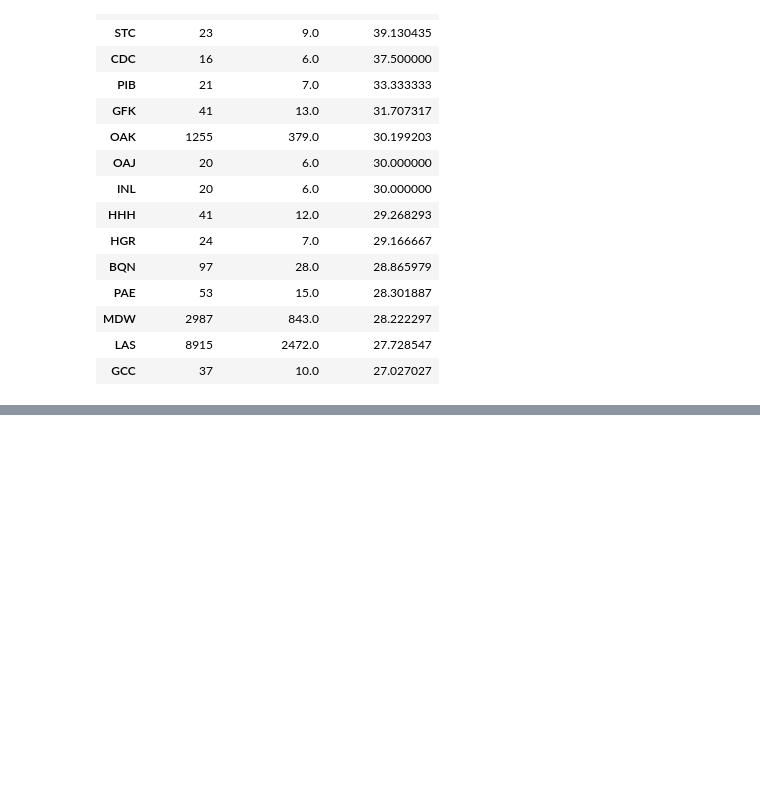
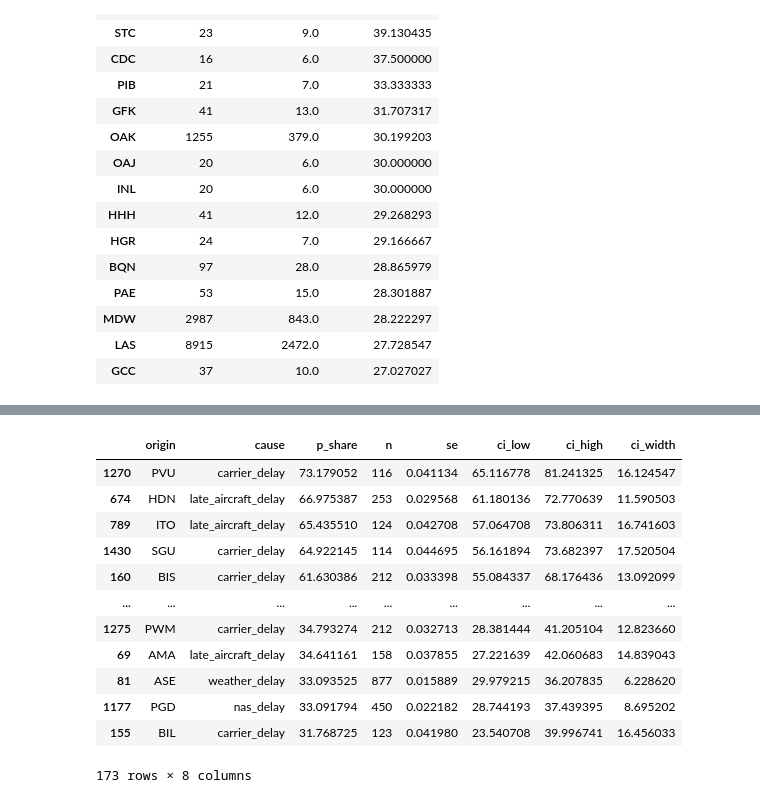
Before and after one commit to Sidhartht1607/flight-delay-risk-system, a Jupyter notebook: flight_data_set.ipynb, the cells around one changed output, grey strips where cells are left out. Saved outputs shown, nothing was run; the diff lists cells and outputs as text; code cells hidden in the pictures; blank space fills up the shorter version.

```diff
--- a/flight_data_set.ipynb
+++ b/flight_data_set.ipynb
@@ -994,0 +1119,20 @@ df_delayed[df_delayed['has_cause']==True]
+# %%
+idx = ci_strong.groupby("origin")["p_share"].idxmax()
+airport_dominant = ci_strong.loc[idx].copy()
+
+airport_dominant=airport_dominant.sort_values("p_share",ascending=False)
+airport_dominant
+# %% [output]
+|  | origin | cause | p_share | n | se | ci_low | ci_high | ci_width |
+| 1270 | PVU | carrier_delay | 73.179052 | 116 | 0.041134 | 65.116778 | 81.241325 | 16.124547 |
+| 674 | HDN | late_aircraft_delay | 66.975387 | 253 | 0.029568 | 61.180136 | 72.770639 | 11.590503 |
+| 789 | ITO | late_aircraft_delay | 65.435510 | 124 | 0.042708 | 57.064708 | 73.806311 | 16.741603 |
+| 1430 | SGU | carrier_delay | 64.922145 | 114 | 0.044695 | 56.161894 | 73.682397 | 17.520504 |
+| 160 | BIS | carrier_delay | 61.630386 | 212 | 0.033398 | 55.084337 | 68.176436 | 13.092099 |
+| ... | ... | ... | ... | ... | ... | ... | ... | ... |
+| 1275 | PWM | carrier_delay | 34.793274 | 212 | 0.032713 | 28.381444 | 41.205104 | 12.823660 |
+| 69 | AMA | late_aircraft_delay | 34.641161 | 158 | 0.037855 | 27.221639 | 42.060683 | 14.839043 |
+| 81 | ASE | weather_delay | 33.093525 | 877 | 0.015889 | 29.979215 | 36.207835 | 6.228620 |
+| 1177 | PGD | nas_delay | 33.091794 | 450 | 0.022182 | 28.744193 | 37.439395 | 8.695202 |
+| 155 | BIL | carrier_delay | 31.768725 | 123 | 0.041980 | 23.540708 | 39.996741 | 16.456033 |
+173 rows × 8 columns
```
Also changed, not shown: parts of 24 cells of this notebook.
